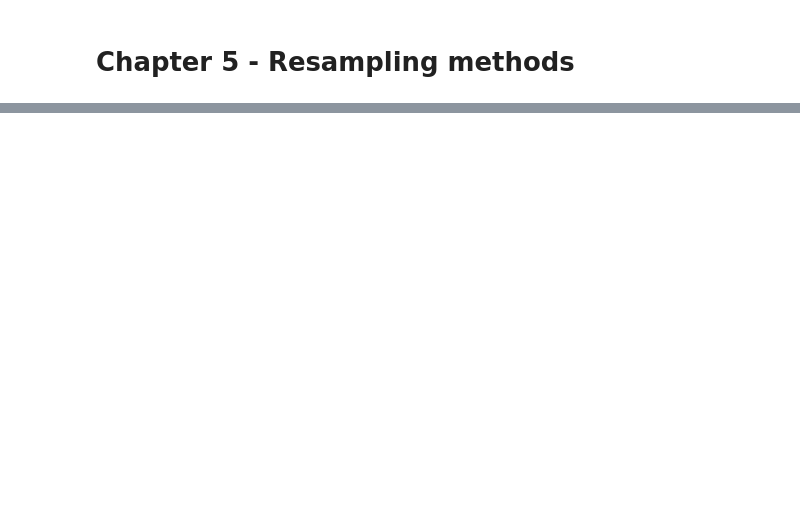
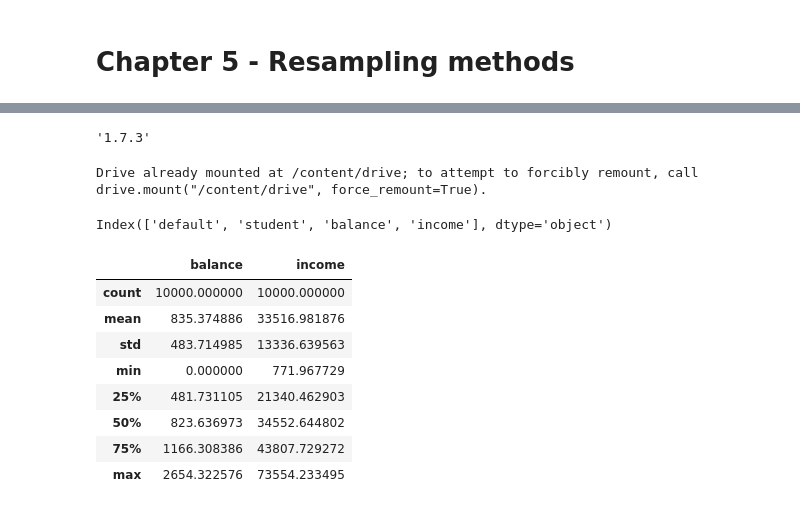
Before and after one commit to Osw1997/An-Introduction-to-Statistical-Learning, a Jupyter notebook: Scripts/Resampling methods/applied_exercises_ch5_resampling_methods.ipynb, the cells around one changed output, grey strips where cells are left out. Cells and saved outputs as stored; diff of their text form; code cells hidden in the pictures; blank space fills up the shorter version.

```diff
--- a/Scripts/Resampling methods/applied_exercises_ch5_resampling_methods.ipynb
+++ b/Scripts/Resampling methods/applied_exercises_ch5_resampling_methods.ipynb
@@ -41,0 +43,27 @@ rate.
+# %%
+import scipy
+scipy.__version__
+# %% [output]
+'1.7.3'
+# %%
+from google.colab import drive
+drive.mount('/content/drive')
+# %% [output]
+Drive already mounted at /content/drive; to attempt to forcibly remount, call drive.mount("/content/drive", force_remount=True).
+# %%
+default = pd.read_csv('drive/MyDrive/itsl_datasets/Default.csv')
+default.columns
+# %% [output]
+Index(['default', 'student', 'balance', 'income'], dtype='object')
+# %%
+default.describe()
+# %% [output]
+|  | balance | income |
+| count | 10000.000000 | 10000.000000 |
+| mean | 835.374886 | 33516.981876 |
+| std | 483.714985 | 13336.639563 |
+| min | 0.000000 | 771.967729 |
+| 25% | 481.731105 | 21340.462903 |
+| 50% | 823.636973 | 34552.644802 |
+| 75% | 1166.308386 | 43807.729272 |
+| max | 2654.322576 | 73554.233495 |
```
Also changed, not shown: parts of 10 cells of this notebook.
